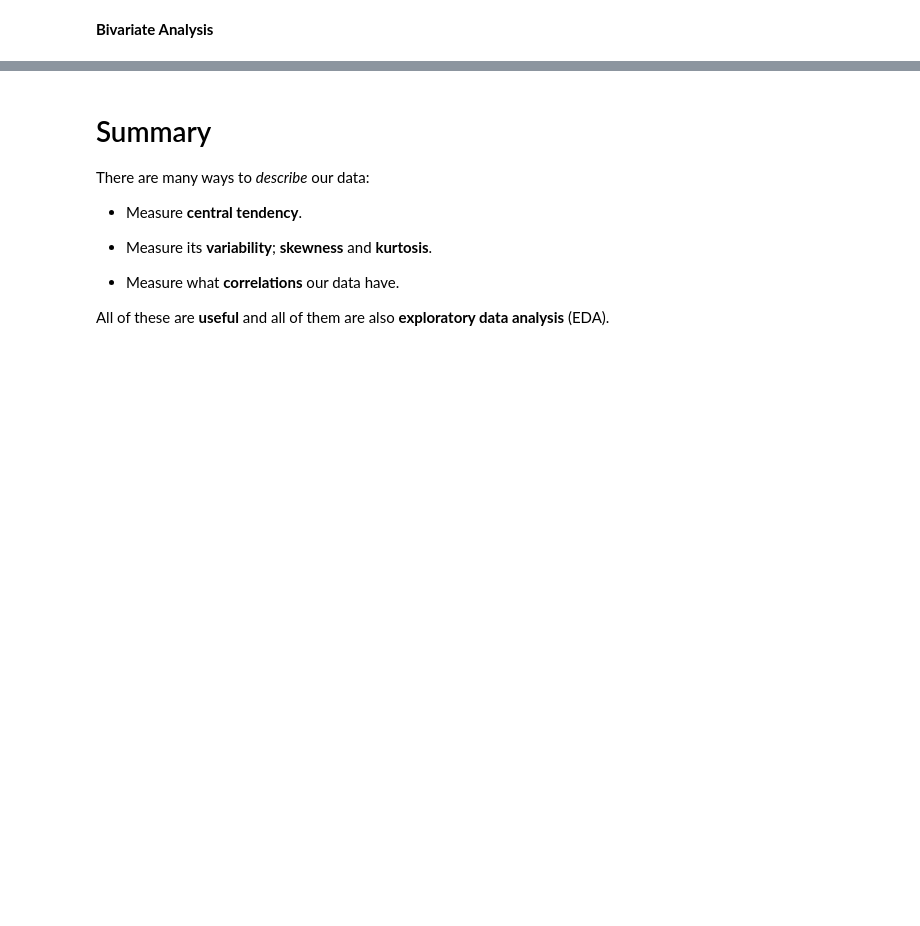
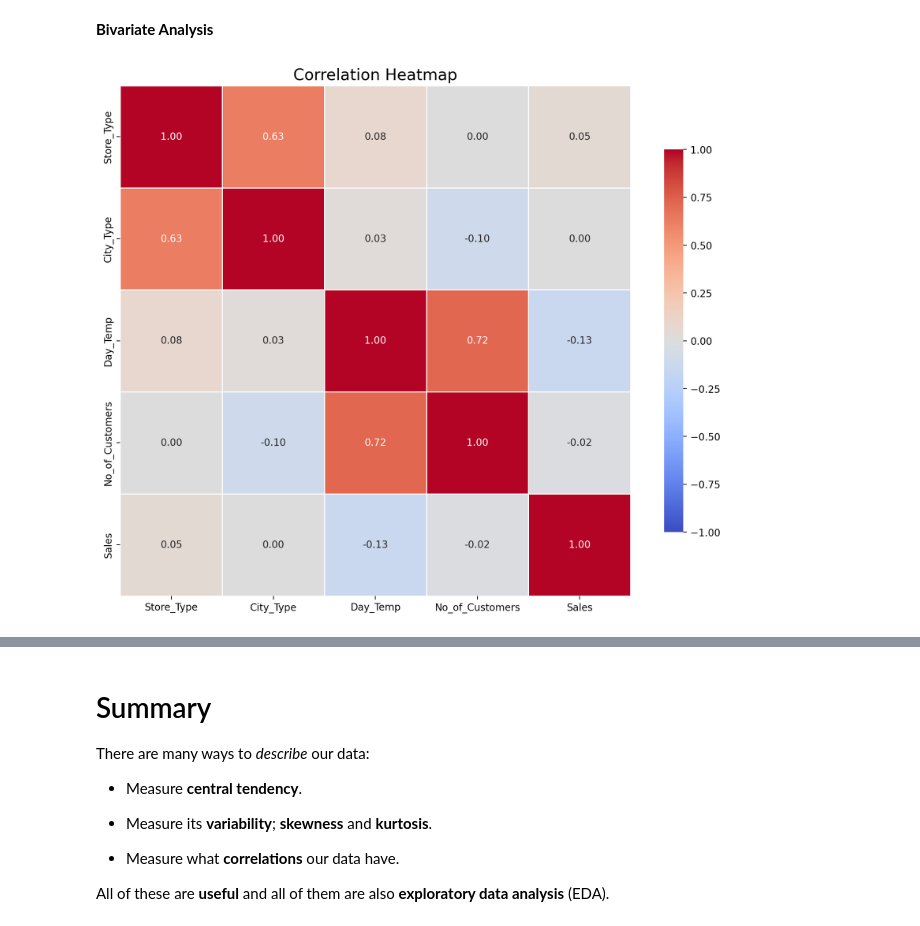
Before and after one commit to bartek00000/descripitve_stat, a Jupyter notebook: Exercise9.ipynb, the cells around one changed output, grey strips where cells are left out. Cells and saved outputs as stored; diff of their text form; code cells hidden in the pictures; blank space fills up the shorter version.

```diff
--- a/Exercise9.ipynb
+++ b/Exercise9.ipynb
@@ -653,3 +653,23 @@ msno.matrix(sales_imputed, figsize=(12, 6))
 [figure]
 # %% [markdown]
 <b>Bivariate Analysis</b>
+# %%
+
+corr_kendall = sales_imputed.corr(method='spearman', numeric_only=True)
+plt.figure(figsize=(10, 8))
+
+sns.heatmap(corr,
+            annot=True,
+            fmt=".2f",
+            cmap="coolwarm",
+            vmin=-1, vmax=1,
+            square=True,
+            linewidths=0.5,
+            cbar_kws={"shrink": .75})
+
+plt.title("Correlation Heatmap", fontsize=16)
+plt.tight_layout()
+
+plt.show()
+# %% [output]
+[figure, added]
```
Also changed, not shown: parts of 4 cells of this notebook.
